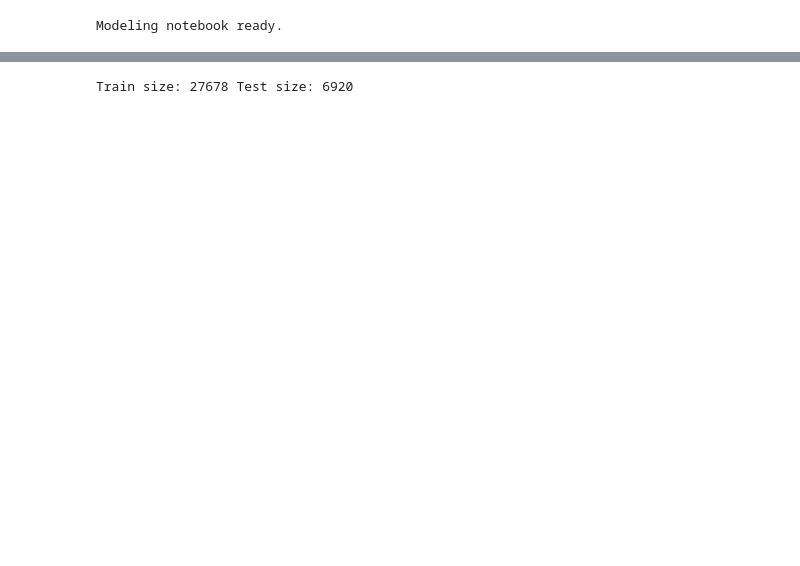
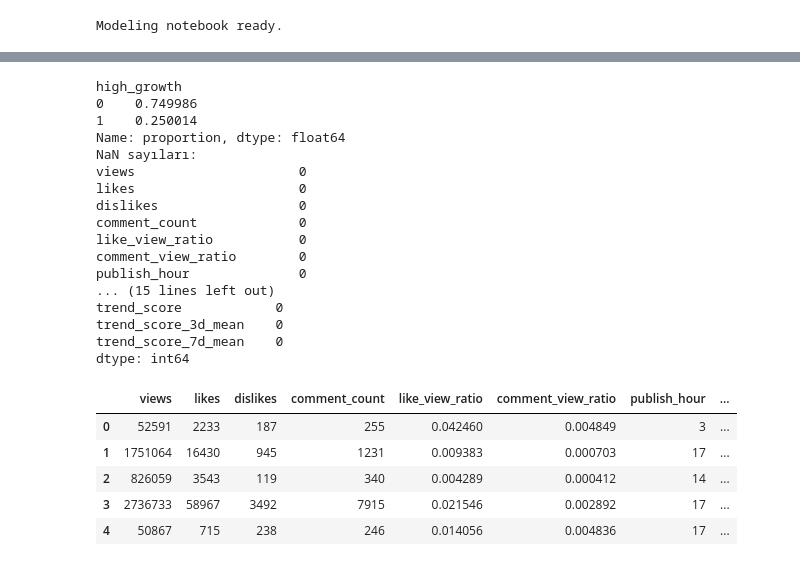
Before and after one commit to kaantanidir/YouTube-Trending-Google-Trends-Viral-Prediction_fullproj, a Jupyter notebook: notebooks/03_modeling.ipynb, the cells around one changed output, grey strips where cells are left out. Cells and saved outputs as stored; diff of their text form; code cells hidden in the pictures; blank space fills up the shorter version.

```diff
--- a/notebooks/03_modeling.ipynb
+++ b/notebooks/03_modeling.ipynb
@@ -70,9 +44,65 @@ X.head()
-# %%
-    # Train-test split (time-ignorant simple split; can be refined later)
-    X_train, X_test, y_train, y_test = train_test_split(
-        X, y, test_size=0.2, random_state=42, stratify=y
-    )
-
-    print("Train size:", X_train.shape[0], "Test size:", X_test.shape[0])
-# %% [output]
-Train size: 27678 Test size: 6920
+# %%
+# high_growth: 0 / 1 etiket
+print(df["high_growth"].value_counts(normalize=True))
+
+# Modelde kullanılacak feature'lar
+# Not: view_growth / growth_rate gibi geleceği içeren kolonları bilerek kullanmıyoruz (data leakage'i azaltmak için).
+feature_cols = [
+    "views",
+    "likes",
+    "dislikes",
+    "comment_count",
+    "like_view_ratio",
+    "comment_view_ratio",
+    "publish_hour",
+    "category_id",
+    "trend_score",
+    "trend_score_3d_mean",
+    "trend_score_7d_mean",
+]
+
+# Önce eksik değer var mı bakalım
+print("NaN sayıları:")
+print(df[feature_cols].isna().sum())
+
+# Eksik değerlerin doldurulması
+# Basit ve güvenli bir yaklaşım: tüm sayısal kolonları medyan ile doldurmak
+for col in feature_cols:
+    if df[col].dtype.kind in "iuf":  # int/unsigned/float
+        df[col] = df[col].fillna(df[col].median())
+    else:
+        # kategorik bir şey NaN kalırsa, -1 gibi bir dummy değer ile doldurabiliriz
+        df[col] = df[col].fillna(-1)
+
+# Kontrol
+print("\nNaN sayıları (imputation sonrası):")
+print(df[feature_cols].isna().sum())
+
+X = df[feature_cols].copy()
+y = df["high_growth"].astype(int)
+
+X.head()
+# %% [output]
+high_growth
+0    0.749986
+1    0.250014
+Name: proportion, dtype: float64
+NaN sayıları:
+views                     0
+likes                     0
+dislikes                  0
+comment_count             0
+like_view_ratio           0
+comment_view_ratio        0
+publish_hour              0
+... (15 lines left out)
+trend_score            0
+trend_score_3d_mean    0
+trend_score_7d_mean    0
+dtype: int64
+|  | views | likes | dislikes | comment_count | like_view_ratio | comment_view_ratio | publish_hour | ... |
+| 0 | 52591 | 2233 | 187 | 255 | 0.042460 | 0.004849 | 3 | ... |
+| 1 | 1751064 | 16430 | 945 | 1231 | 0.009383 | 0.000703 | 17 | ... |
+| 2 | 826059 | 3543 | 119 | 340 | 0.004289 | 0.000412 | 14 | ... |
+| 3 | 2736733 | 58967 | 3492 | 7915 | 0.021546 | 0.002892 | 17 | ... |
+| 4 | 50867 | 715 | 238 | 246 | 0.014056 | 0.004836 | 17 | ... |
```
Also changed, not shown: parts of 12 cells of this notebook.
